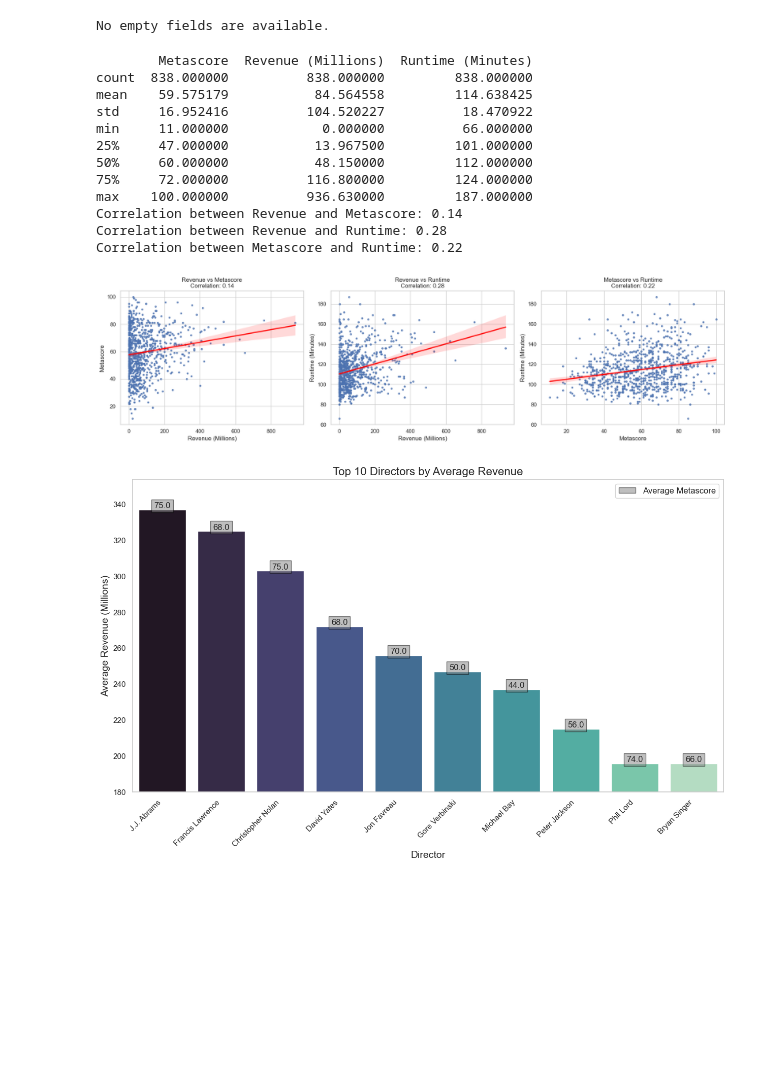
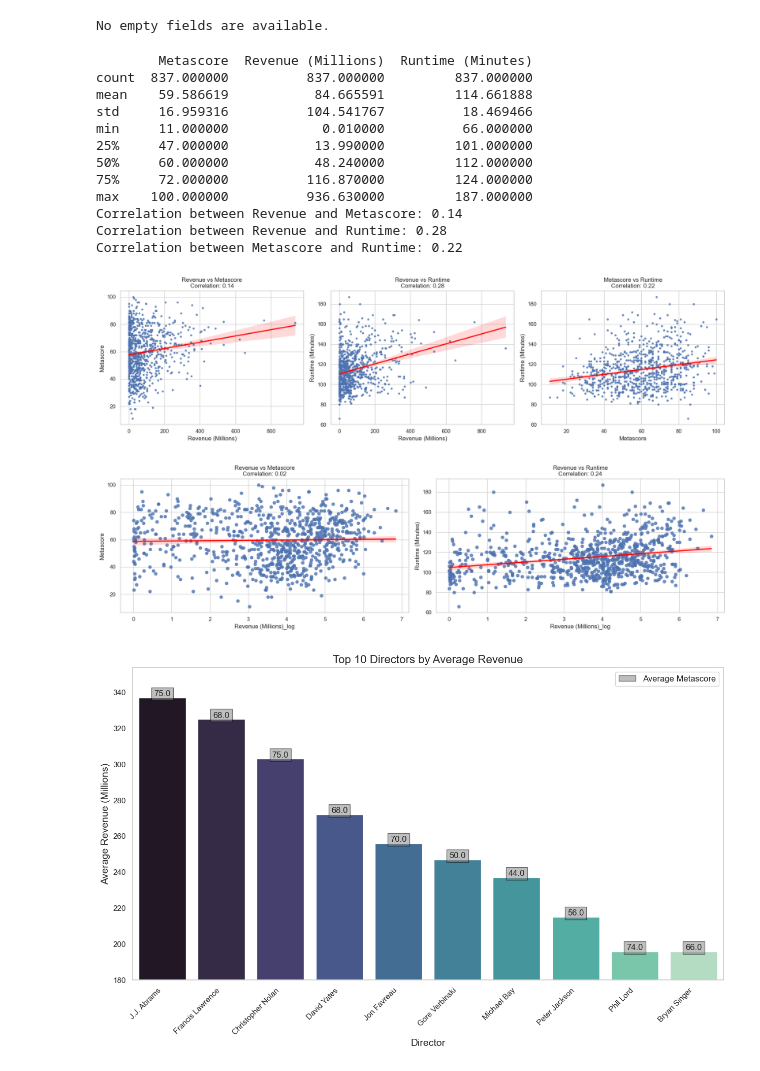
Before and after one commit to AN-Datasurfer/project_IMDb_Movies_data_analysis, a Jupyter notebook: main_analysis.ipynb, the cells around one changed output. Saved outputs shown, nothing was run; the diff lists cells and outputs as text; code cells hidden in the pictures; blank space fills up the shorter version.

Commit message:
data(analysis): data correlation analysis

```diff
--- a/main_analysis.ipynb
+++ b/main_analysis.ipynb
@@ -63,8 +63,13 @@ plt.show()
 # %%
 movie_cleared = movies_data.dropna()
+movie_cleared = movie_cleared.reset_index(drop=True)
+
+# Subseting only poitive revenue movies
+movie_cleared = movie_cleared[movie_cleared['Revenue (Millions)'] > 0]
+
 missing_values = movie_cleared.isna().sum()
 
-
+# Check if there are any missing values left
 if missing_values.sum() > 0:
     print(missing_values)
 else:
@@ -108,18 +113,51 @@ plt.tight_layout()
 plt.show()
 # %% [output]
         Metascore  Revenue (Millions)  Runtime (Minutes)
-count  838.000000          838.000000         838.000000
-mean    59.575179           84.564558         114.638425
-std     16.952416          104.520227          18.470922
-min     11.000000            0.000000          66.000000
-25%     47.000000           13.967500         101.000000
-50%     60.000000           48.150000         112.000000
-75%     72.000000          116.800000         124.000000
+count  837.000000          837.000000         837.000000
+mean    59.586619           84.665591         114.661888
+std     16.959316          104.541767          18.469466
+min     11.000000            0.010000          66.000000
+25%     47.000000           13.990000         101.000000
+50%     60.000000           48.240000         112.000000
+75%     72.000000          116.870000         124.000000
 max    100.000000          936.630000         187.000000
 Correlation between Revenue and Metascore: 0.14
 Correlation between Revenue and Runtime: 0.28
 Correlation between Metascore and Runtime: 0.22
 [figure]
+# %%
+# Based on the correlation values, we can conclude that:
+# Revenue and Metascore have a weak positive correlation
+
+# Revenue and Runtime have a weak positive correlation
+# Metascore and Runtime have a weak positive correlation
+
+# As revenye data is skewed we can use log transformation to make it normal
+
+movie_cleared["Revenue (Millions)_log"] = np.log1p(movie_cleared["Revenue (Millions)"])
+
+cor_rev_log_to_metascor = movie_cleared["Revenue (Millions)_log"].corr(movie_cleared["Metascore"])
+cor_rev_log_to_runtime = movie_cleared["Revenue (Millions)_log"].corr(movie_cleared["Runtime (Minutes)"])
+
+
+# Visualizing the correlations using seaborn scatterplot with trendline
+plt.figure(figsize=(18, 5))
+
+# Correlation between Revenue and Metascore
+plt.subplot(1, 2, 1)
+sns.regplot(x="Revenue (Millions)_log", y="Metascore", data=movie_cleared,  line_kws={"color":"red"})
+plt.title(f"Revenue vs Metascore\nCorrelation: {cor_rev_log_to_metascor:.2f}")
+
+# Correlation between Revenue and Runtime
+plt.subplot(1, 2, 2)
+sns.regplot(x="Revenue (Millions)_log", y="Runtime (Minutes)", data=movie_cleared,  line_kws={"color":"red"})
+plt.title(f"Revenue vs Runtime\nCorrelation: {cor_rev_log_to_runtime:.2f}")
+
+
+plt.tight_layout()
+plt.show()
+# %% [output]
+[figure, added]
 # %%
 # Summary of dataset elements
 
```
Also changed, not shown: parts of 4 cells of this notebook, 1 other file.
